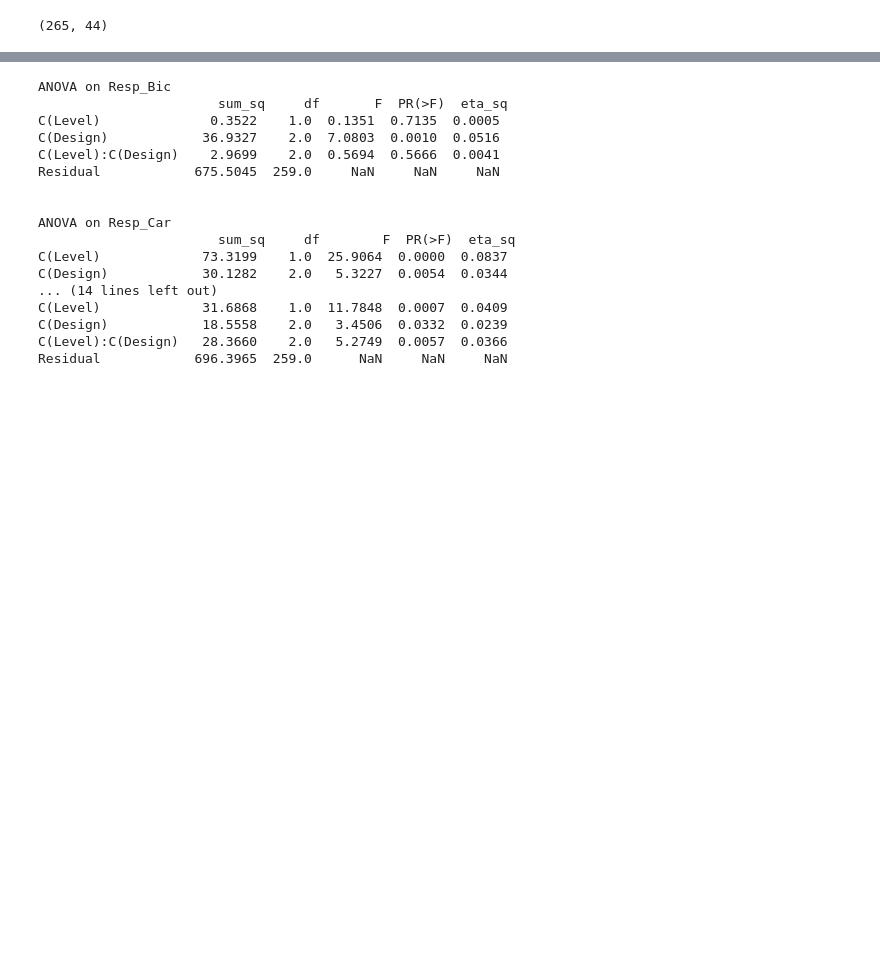
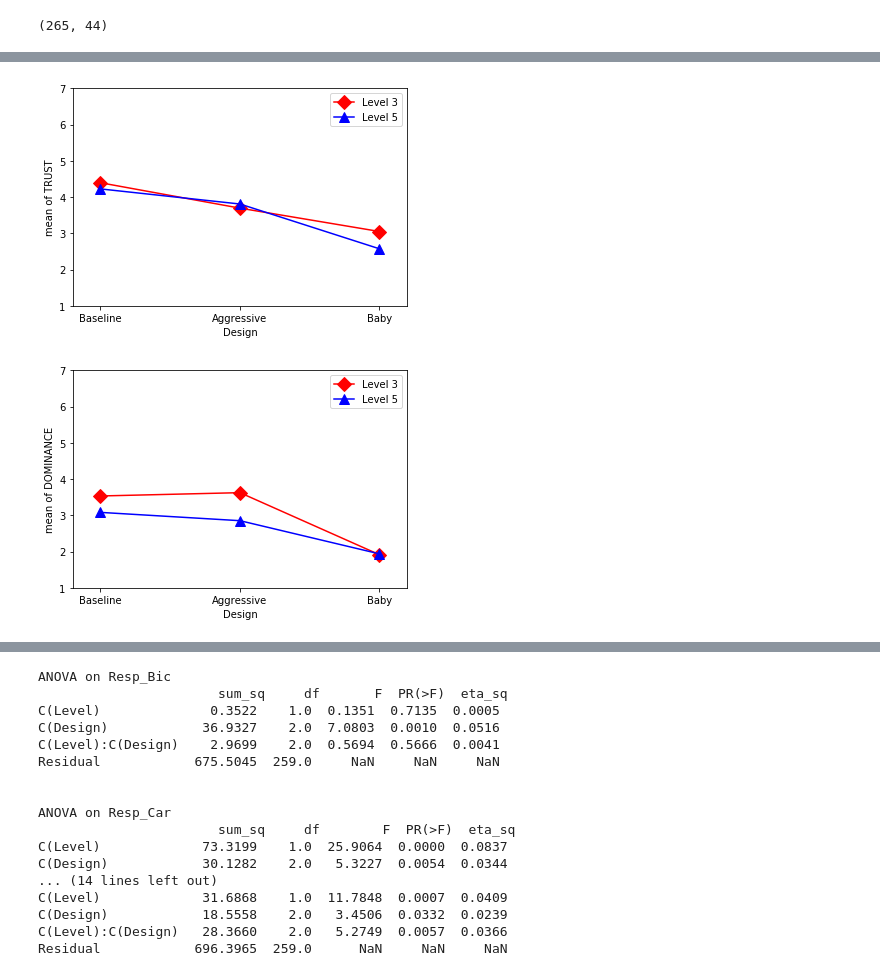
Before and after one commit to steffenwoelfl/Car-Responsibility, a Jupyter notebook: resp_analysis.ipynb, the cells around one changed output, grey strips where cells are left out. Drawn from its saved outputs; the diff is of its cells as text; code cells hidden in the pictures; blank space fills up the shorter version.

```diff
--- a/resp_analysis.ipynb
+++ b/resp_analysis.ipynb
@@ -86,0 +83,5 @@ Index(['OID', 'file_origin', 'Design', 'Level', 'Design_coded', 'Level_coded',
+# %%
+data['TRUST'] = data[['Trust_1', 'Trust_2', 'Trust_3']].mean(axis=1)
+data['DOMINANCE'] = data[['Dominance_1', 'Dominance_2']].mean(axis=1)
+print(data['TRUST'].describe())
+print(data['DOMINANCE'].describe())
@@ -86,0 +107,13 @@ Index(['OID', 'file_origin', 'Design', 'Level', 'Design_coded', 'Level_coded',
+# %%
+# Two-factorial ANOVA with Design and Level as Factors and TRUST, and DOMINANCE as Outcomes
+
+
+
+for resp in ['TRUST', 'DOMINANCE']:
+
+    formula = '{} ~ C(Level) + C(Design) + C(Level):C(Design)'.format(resp)
+    model = ols(formula, data).fit()
+    aov_table = anova_lm(model, typ=2)
+    eta_squared(aov_table)
+    print('ANOVA on {}'.format(resp)+'\n',aov_table.round(4))
+    print('\n')
@@ -86,0 +135,15 @@ Index(['OID', 'file_origin', 'Design', 'Level', 'Design_coded', 'Level_coded',
+# %%
+# Visualizing factorial data with statsmodel interaction_plot
+
+for resp in ['TRUST', 'DOMINANCE']:
+
+    fig = interaction_plot(data['Design'], data['Level'], data[resp],
+                       colors=['red','blue'], markers=['D','^'], ms=10)
+
+    plt.xticks([0,1,2], labels=['Baseline', 'Aggressive', 'Baby'])
+    plt.ylim(1,7)
+    plt.legend(['Level 3', 'Level 5'])
+    plt.show()
+# %% [output]
+[figure, added]
+[figure, added]
```
Also changed, not shown: parts of 48 cells of this notebook.
